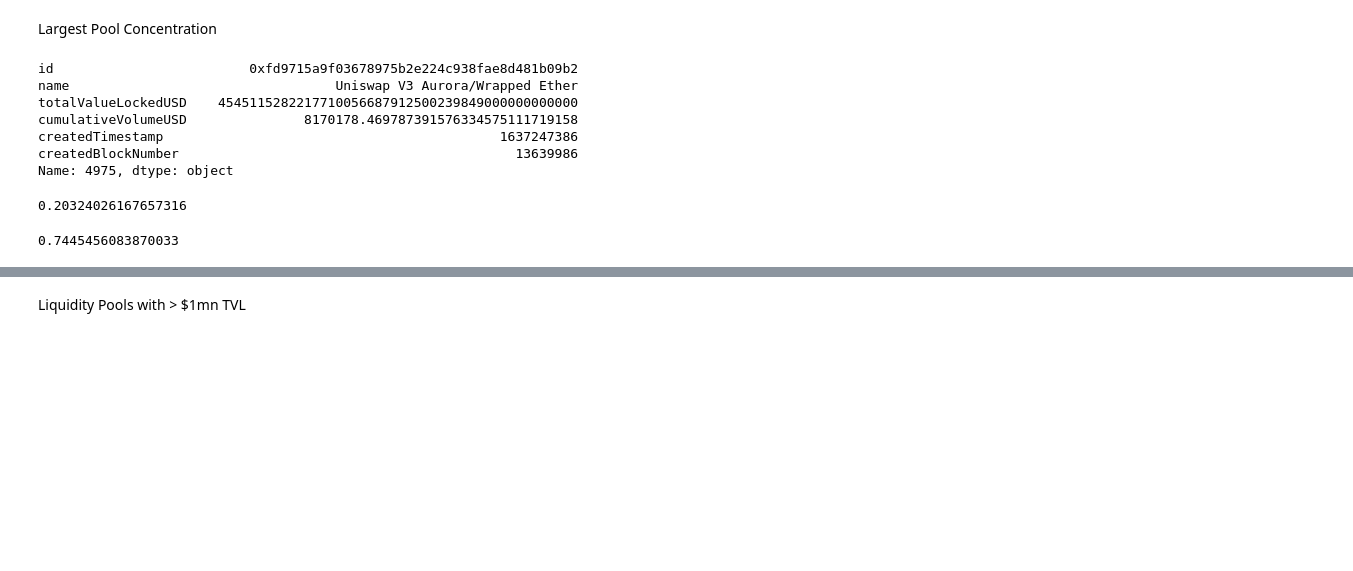
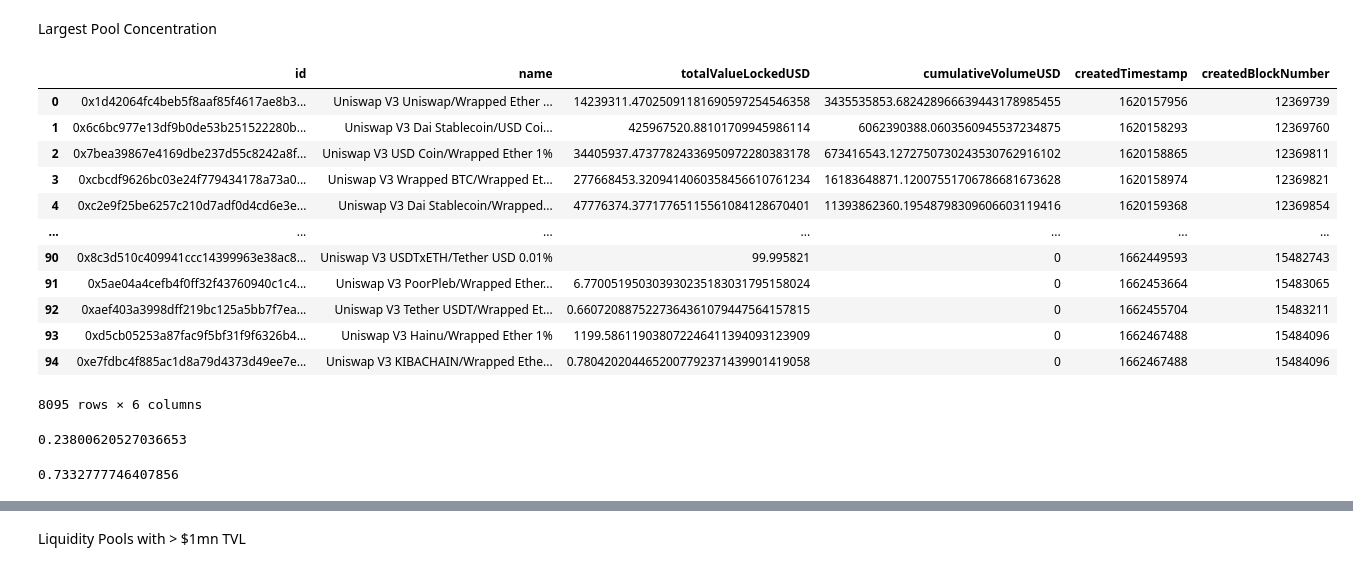
Before and after one commit to jpawebbcc/cc_research_testground, a Jupyter notebook: DEX_data_collection/uniswapv3.ipynb, the cells around one changed output, grey strips where cells are left out. Drawn from its saved outputs; the diff is of its cells as text; code cells hidden in the pictures; blank space fills up the shorter version.

```diff
--- a/DEX_data_collection/uniswapv3.ipynb
+++ b/DEX_data_collection/uniswapv3.ipynb
@@ -11,4 +13,5 @@ import time
 import requests
 import datetime as dt
 # %%
-endpoint = 'https://api.thegraph.com/subgraphs/name/messari/uniswap-v3-ethereum'
+endpointv3 = 'https://api.thegraph.com/subgraphs/name/messari/uniswap-v3-ethereum'
+endpointv2 = 'https://api.thegraph.com/subgraphs/name/messari/uniswap-v2-ethereum'
@@ -41,0 +81,5 @@ df['dailyVolumeUSD'].astype(float).mean()
+# %%
+request = requests.post(endpointv2, json={'query':query})
+data = request.json()
+df = pd.json_normalize(data['data']['financialsDailySnapshots'])
+v2vol = df['dailyVolumeUSD'].astype(float).mean()
@@ -83,11 +135,11 @@ lma.iloc[-183:, 4].astype(float).mean()
 # %% [markdown]
 Largest Pool Concentration
 # %%
-df = pd.DataFrame()
+v3df = pd.DataFrame()
 ts = 0
 
 while True:
-    sl = len(df)
+    sl = len(v3df)
     query = """
 {
   liquidityPools(first:1000, orderBy: createdTimestamp, orderDirection: asc, where: {createdTimestamp_gt: """+f'"{ts}"'+"""}){
@@ -100,13 +152,30 @@ while True:
   }
 }
 """
-    request = requests.post(endpoint, json={'query':query})
-    data = request.json()
+    request = requests.post(endpointv3, json={'query':query})
+    if request.ok:
+      data = request.json()
 
-    pool = pd.json_normalize(data['data']['liquidityPools'])
-    df = df.append(pool)
-    df.drop_duplicates(inplace=True)
-    if len(df) == sl:
-      break
-    ts = df['createdTimestamp'].max()
+      pool = pd.json_normalize(data['data']['liquidityPools'])
+      v3df = v3df.append(pool)
+      v3df.drop_duplicates(inplace=True)
+      if len(v3df) == sl:
+        break
+      ts = v3df['createdTimestamp'].max()
+# %%
+v3df
+# %% [output]
+|  | id | name | totalValueLockedUSD | cumulativeVolumeUSD | createdTimestamp | createdBlockNumber |
+| 0 | 0x1d42064fc4beb5f8aaf85f4617ae8b3... | Uniswap V3 Uniswap/Wrapped Ether ... | 14239311.47025091181690597254546358 | 3435535853.682428966639443178985455 | 1620157956 | 12369739 |
+| 1 | 0x6c6bc977e13df9b0de53b251522280b... | Uniswap V3 Dai Stablecoin/USD Coi... | 425967520.88101709945986114 | 6062390388.0603560945537234875 | 1620158293 | 12369760 |
+| 2 | 0x7bea39867e4169dbe237d55c8242a8f... | Uniswap V3 USD Coin/Wrapped Ether 1% | 34405937.47377824336950972280383178 | 673416543.1272750730243530762916102 | 1620158865 | 12369811 |
+| 3 | 0xcbcdf9626bc03e24f779434178a73a0... | Uniswap V3 Wrapped BTC/Wrapped Et... | 277668453.3209414060358456610761234 | 16183648871.12007551706786681673628 | 1620158974 | 12369821 |
+| 4 | 0xc2e9f25be6257c210d7adf0d4cd6e3e... | Uniswap V3 Dai Stablecoin/Wrapped... | 47776374.37717765115561084128670401 | 11393862360.19548798309606603119416 | 1620159368 | 12369854 |
+| ... | ... | ... | ... | ... | ... | ... |
+| 90 | 0x8c3d510c409941ccc14399963e38ac8... | Uniswap V3 USDTxETH/Tether USD 0.01% | 99.995821 | 0 | 1662449593 | 15482743 |
+| 91 | 0x5ae04a4cefb4f0ff32f43760940c1c4... | Uniswap V3 PoorPleb/Wrapped Ether... | 6.770051950303930235183031795158024 | 0 | 1662453664 | 15483065 |
+| 92 | 0xaef403a3998dff219bc125a5bb7f7ea... | Uniswap V3 Tether USDT/Wrapped Et... | 0.6607208875227364361079447564157815 | 0 | 1662455704 | 15483211 |
+| 93 | 0xd5cb05253a87fac9f5bf31f9f6326b4... | Uniswap V3 Hainu/Wrapped Ether 1% | 1199.586119038072246411394093123909 | 0 | 1662467488 | 15484096 |
+| 94 | 0xe7fdbc4f885ac1d8a79d4373d49ee7e... | Uniswap V3 KIBACHAIN/Wrapped Ethe... | 0.7804202044652007792371439901419058 | 0 | 1662467488 | 15484096 |
+8095 rows × 6 columns
 # %%
@@ -114,10 +182,0 @@ df.reset_index(drop=True, inplace=True)
-# %%
-df.iloc[4975]
-# %% [output]
-id                         0xfd9715a9f03678975b2e224c938fae8d481b09b2
-name                                  Uniswap V3 Aurora/Wrapped Ether
-totalValueLockedUSD    4545115282217710056687912500239849000000000000
-cumulativeVolumeUSD               8170178.469787391576334575111719158
-createdTimestamp                                           1637247386
-createdBlockNumber                                           13639986
-Name: 4975, dtype: object
@@ -126,8 +183,8 @@ df.drop(4975, axis=0, inplace=True)
 # %%
-df['totalValueLockedUSD'].astype(float).max()/df['totalValueLockedUSD'].astype(float).sum()
+v3df['totalValueLockedUSD'].astype(float).nlargest(1).sum()/v3df['totalValueLockedUSD'].astype(float).sum()
 # %% [output]
-0.20324026167657316
+0.23800620527036653
 # %%
-df['totalValueLockedUSD'].astype(float).nlargest(10).sum()/df['totalValueLockedUSD'].astype(float).sum()
+v3df['totalValueLockedUSD'].astype(float).nlargest(10).sum()/v3df['totalValueLockedUSD'].astype(float).sum()
 # %% [output]
-0.7445456083870033
+0.7332777746407856
```
Also changed, not shown: parts of 21 cells of this notebook.
